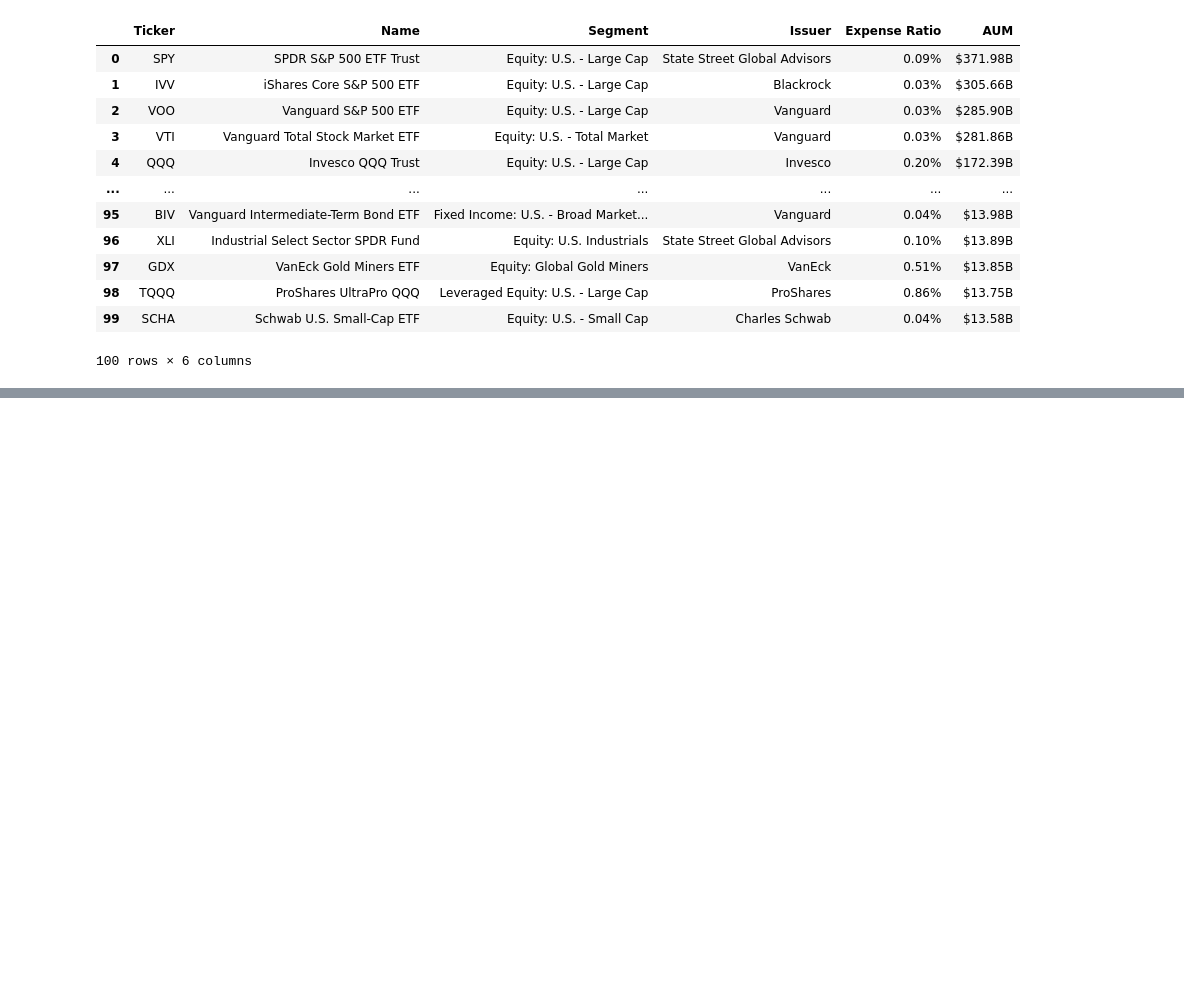
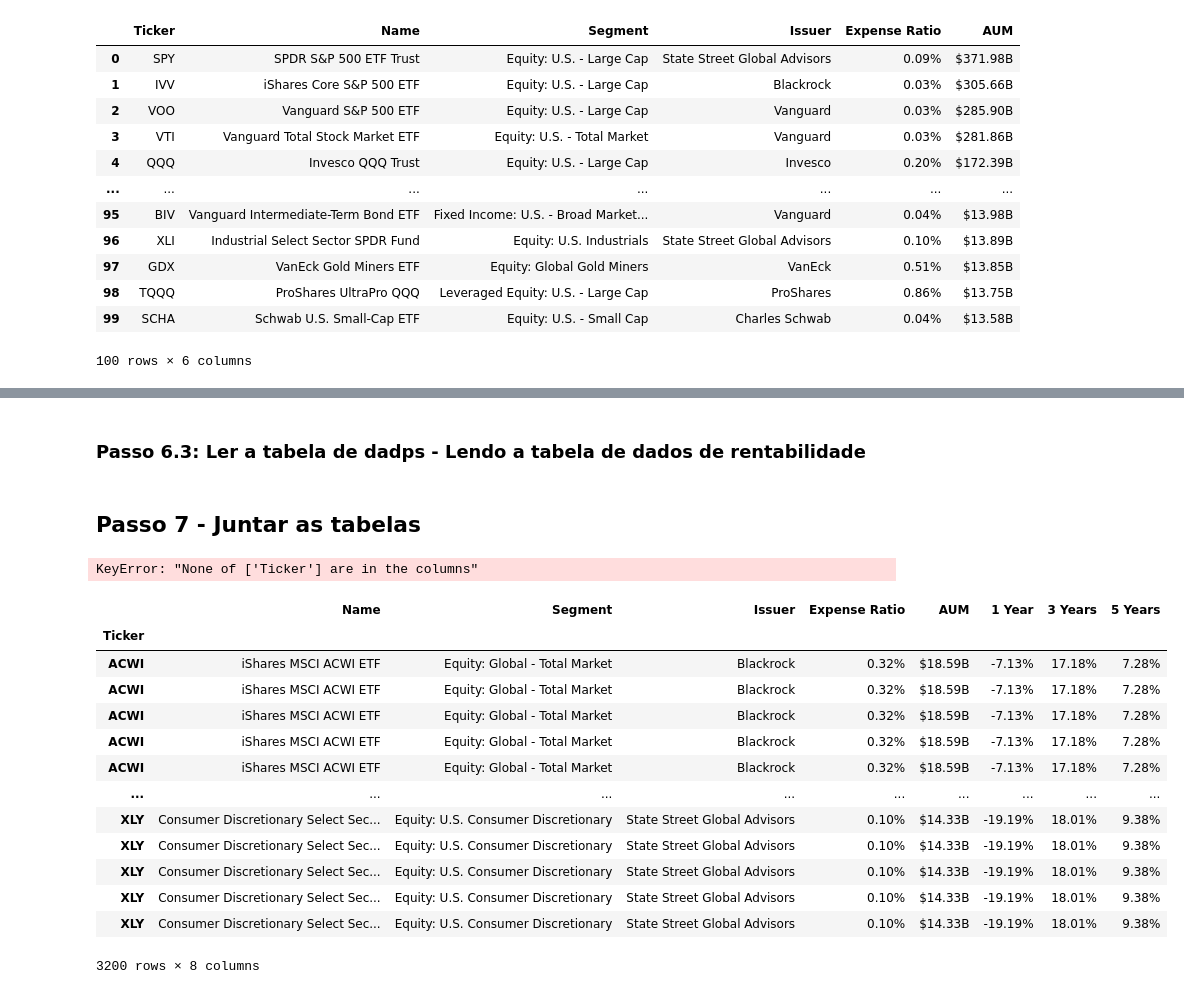
Before and after one commit to ClaudioFritzen/BootCampVaros, a Jupyter notebook: 02 - ETF.com.ipynb, the cells around one changed output, grey strips where cells are left out. Saved outputs shown, nothing was run; the diff lists cells and outputs as text; code cells hidden in the pictures; blank space fills up the shorter version.

```diff
--- a/02 - ETF.com.ipynb
+++ b/02 - ETF.com.ipynb
@@ -124,7 +124,8 @@ for pagina in range(1, numero_paginas + 1):
 
     botao_proximo = driver.find_element("xpath", '/html/body/div[5]/section/div/div[3]/section/div/div/div/div/div[2]/section[2]/div[2]/section[2]/div[2]/div/span[2]')
 
-    botao_proximo.click()
+    #botao_proximo.click()
+    driver.execute_script("arguments[0].click();", botao_100)
 
 
 
@@ -146,0 +155,60 @@ tabela_cadastro_etfs
+# %% [markdown]
+### Passo 6.3: Ler a tabela de dadps - Lendo a tabela de dados de rentabilidade
+# %%
+clicando_perfomace = driver.find_element("xpath", '/html/body/div[5]/section/div/div[3]/section/div/div/div/div/div[2]/section[2]/div[2]/ul/li[2]/span')
+clicando_perfomace.click()
+
+
+## A partir daqui é tudo igual
+
+lista_tabela_por_pagina = []
+
+elemento = driver.find_element("xpath",'/html/body/div[5]/section/div/div[3]/section/div/div/div/div/div[2]/section[2]/div[2]/div' )
+
+
+for pagina in range(1, numero_paginas + 1):
+    html_tabela = elemento.get_attribute('outerHTML')
+
+    tabela = pd.read_html(str(html_tabela))[0]
+
+    lista_tabela_por_pagina.append(tabela)
+
+    botao_proximo = driver.find_element("xpath", '/html/body/div[5]/section/div/div[3]/section/div/div/div/div/div[2]/section[2]/div[2]/section[2]/div[2]/div/span[2]')
+
+
+    ## tivesso um bug no clicar igual o de antes
+    driver.execute_script("arguments[0].click();", botao_proximo)
+    #botao_proximo.click()
+
+
+
+tabela_rentabilidade_etfs = pd.concat(lista_tabela_por_pagina)
+tabela_rentabilidade_etfs
+
+driver.quit()
+# %% [markdown]
+## Passo 7 - Juntar as tabelas
+# %%
+#tabela_rentabilidade_etfs # = tabela_rentabilidade_etfs.set_index("Ticker")
+tabela_rentabilidade_etfs = tabela_rentabilidade_etfs[['1 Year', '3 Years', '5 Years']]
+tabela_cadastro_etfs = tabela_cadastro_etfs.set_index("Ticker")
+# %% [output]
+KeyError: "None of ['Ticker'] are in the columns"
+# %%
+base_de_dados_final = tabela_cadastro_etfs.join(tabela_rentabilidade_etfs, how='inner')
+base_de_dados_final
+# %% [output]
+|  | Name | Segment | Issuer | Expense Ratio | AUM | 1 Year | 3 Years | 5 Years |
+| Ticker |  |  |  |  |  |  |  |  |
+| ACWI | iShares MSCI ACWI ETF | Equity: Global - Total Market | Blackrock | 0.32% | $18.59B | -7.13% | 17.18% | 7.28% |
+| ACWI | iShares MSCI ACWI ETF | Equity: Global - Total Market | Blackrock | 0.32% | $18.59B | -7.13% | 17.18% | 7.28% |
+| ACWI | iShares MSCI ACWI ETF | Equity: Global - Total Market | Blackrock | 0.32% | $18.59B | -7.13% | 17.18% | 7.28% |
+| ACWI | iShares MSCI ACWI ETF | Equity: Global - Total Market | Blackrock | 0.32% | $18.59B | -7.13% | 17.18% | 7.28% |
+| ACWI | iShares MSCI ACWI ETF | Equity: Global - Total Market | Blackrock | 0.32% | $18.59B | -7.13% | 17.18% | 7.28% |
+| ... | ... | ... | ... | ... | ... | ... | ... | ... |
+| XLY | Consumer Discretionary Select Sec... | Equity: U.S. Consumer Discretionary | State Street Global Advisors | 0.10% | $14.33B | -19.19% | 18.01% | 9.38% |
+| XLY | Consumer Discretionary Select Sec... | Equity: U.S. Consumer Discretionary | State Street Global Advisors | 0.10% | $14.33B | -19.19% | 18.01% | 9.38% |
+| XLY | Consumer Discretionary Select Sec... | Equity: U.S. Consumer Discretionary | State Street Global Advisors | 0.10% | $14.33B | -19.19% | 18.01% | 9.38% |
+| XLY | Consumer Discretionary Select Sec... | Equity: U.S. Consumer Discretionary | State Street Global Advisors | 0.10% | $14.33B | -19.19% | 18.01% | 9.38% |
+| XLY | Consumer Discretionary Select Sec... | Equity: U.S. Consumer Discretionary | State Street Global Advisors | 0.10% | $14.33B | -19.19% | 18.01% | 9.38% |
+3200 rows × 8 columns
```
Also changed, not shown: parts of 6 cells of this notebook.
